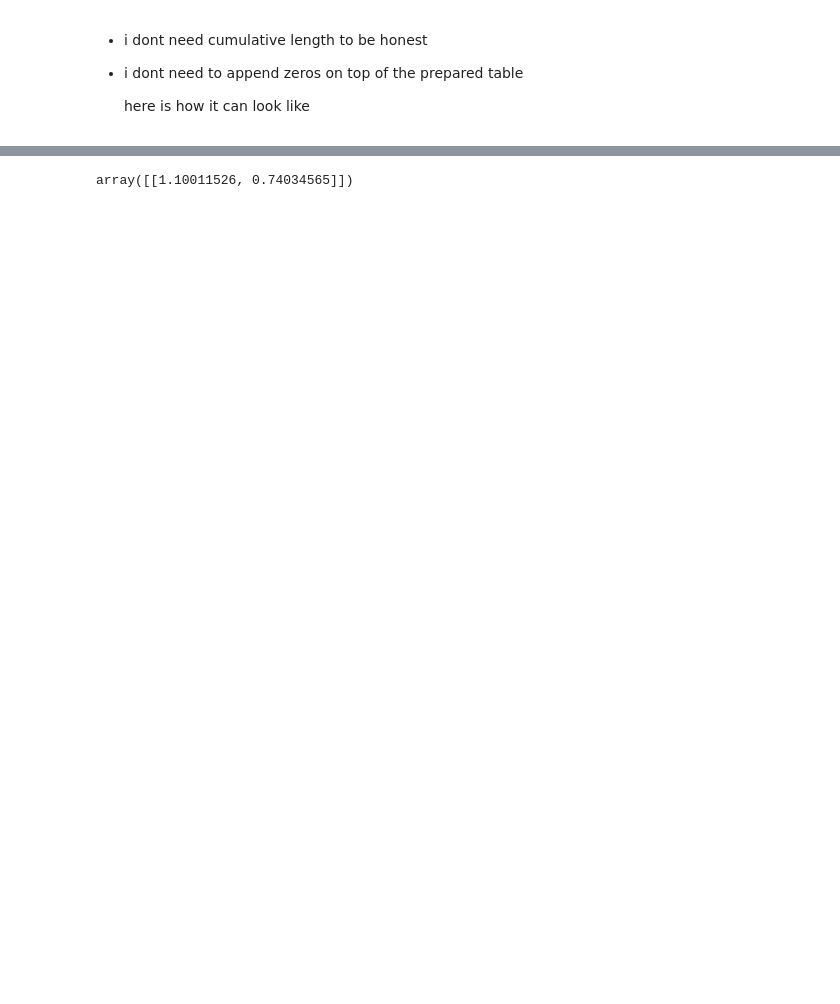
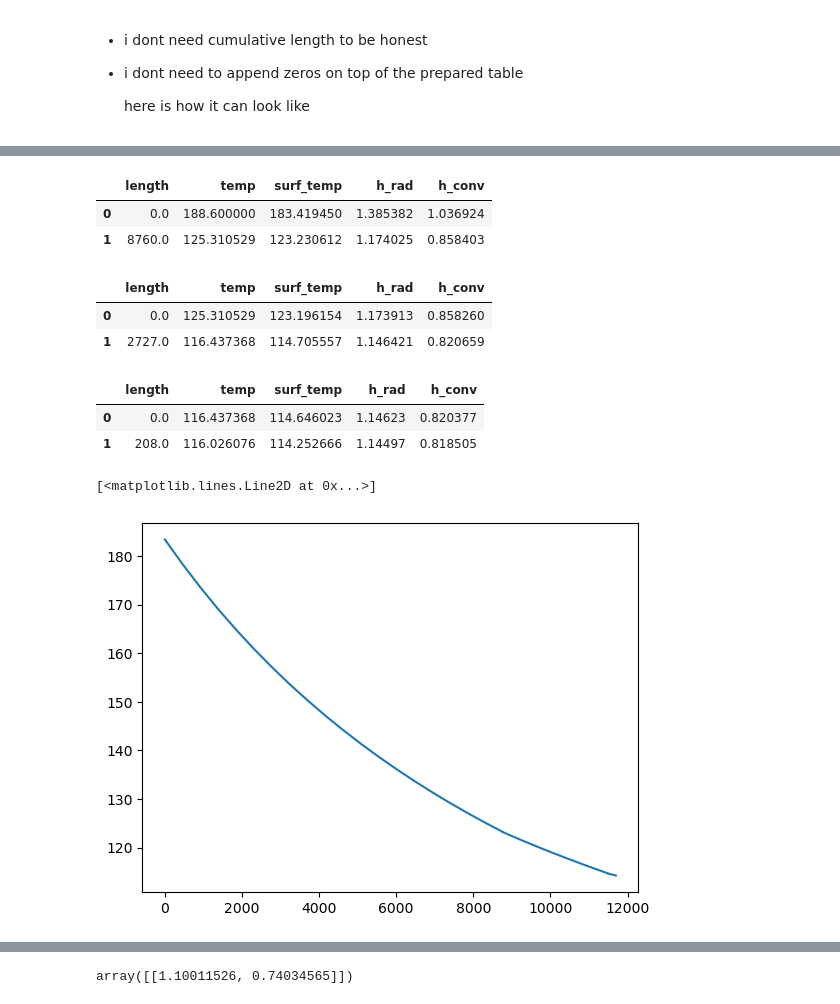
Before and after one commit to jack-sparrowh/heat_loss_on_piping, a Jupyter notebook: class approach.ipynb, the cells around one changed output, grey strips where cells are left out. Cells and saved outputs as stored; diff of their text form; code cells hidden in the pictures; blank space fills up the shorter version.

```diff
--- a/class approach.ipynb
+++ b/class approach.ipynb
@@ -241,0 +288,34 @@ plt.plot([0, 8760], ps1.temperature_profile().temp)
+# %%
+ps2 = Piping_Section(*user_table_raw.iloc[1, :], ps1.end_length, ps1.temperature_profile().loc[1, 'temp'], *properties_table[1:-1], a.h_combined)
+# %%
+ps3 = Piping_Section(*user_table_raw.iloc[2, :], ps2.end_length, ps2.temperature_profile().loc[1, 'temp'], *properties_table[1:-1], a.h_combined)
+# %%
+ps1.temperature_profile()
+# %% [output]
+|  | length | temp | surf_temp | h_rad | h_conv |
+| 0 | 0.0 | 188.600000 | 183.419450 | 1.385382 | 1.036924 |
+| 1 | 8760.0 | 125.310529 | 123.230612 | 1.174025 | 0.858403 |
+# %%
+ps2.temperature_profile()
+# %% [output]
+|  | length | temp | surf_temp | h_rad | h_conv |
+| 0 | 0.0 | 125.310529 | 123.196154 | 1.173913 | 0.858260 |
+| 1 | 2727.0 | 116.437368 | 114.705557 | 1.146421 | 0.820659 |
+# %%
+ps3.temperature_profile()
+# %% [output]
+|  | length | temp | surf_temp | h_rad | h_conv |
+| 0 | 0.0 | 116.437368 | 114.646023 | 1.14623 | 0.820377 |
+| 1 | 208.0 | 116.026076 | 114.252666 | 1.14497 | 0.818505 |
+# %%
+L = np.array([np.linspace(c.start_length, c.end_length, 20) for c in [ps1, ps2, ps3]])
+T = np.array([c.temperature_profile(20).loc[:, 'temp'] for c in [ps1, ps2, ps3]])
+T_s = np.array([c.temperature_profile(20).loc[:, 'surf_temp'] for c in [ps1, ps2, ps3]])
+# %%
+A = np.c_[L.flatten(), T.flatten(), T_s.flatten()]
+# %%
+#plt.plot(A[:, 0], A[:, 1])
+plt.plot(A[:, 0], A[:, 2])
+# %% [output]
+[<matplotlib.lines.Line2D at 0x...>]
+[figure, added]
```
Also changed, not shown: parts of 20 cells of this notebook.
